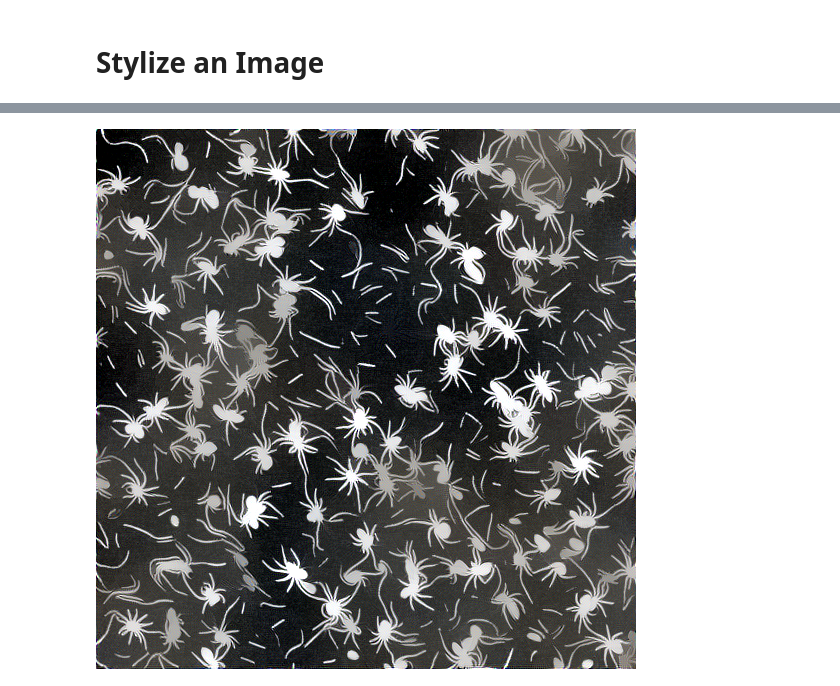
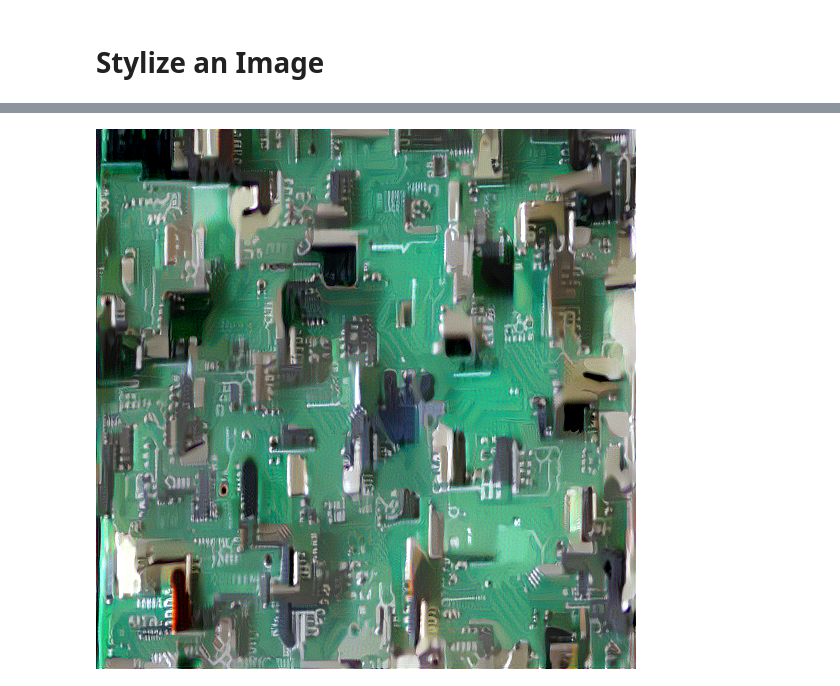
Before and after one commit to KimStebel/style-transfer-colab, a Jupyter notebook: notebook.ipynb, the cells around one changed output, grey strips where cells are left out. Saved outputs shown, nothing was run; the diff lists cells and outputs as text; code cells hidden in the pictures.

```diff
--- a/notebook.ipynb
+++ b/notebook.ipynb
@@ -55,21 +54,7 @@ imagenet-vgg-veryde 100%[===================>] 510.12M   138MB/s    in 3.8s
 %tensorflow_version 1.x
 from IPython.display import Image
 
-! python3 neural_style.py \
-    --content_img_dir ./ \
-    --style_imgs_dir ./ \
-    --img_output_dir ./ \
-    --device /gpu:0 \
-    --img_name output \
-    --init_img_type random \
-    --max_iterations 1000 \
-    --max_size 540 \
-    --content_img gluten.jpg \
-    --style_imgs spiders2.jpg \
-    --style_imgs_weights 1  \
-    --content_weight 0.0 \
-    --style_layer_weights 0.0 0.5 0.5 0.0 0.0 \ # default weights tbd
-    ;
+! python3 neural_style.py --content_img_dir ./ --style_imgs_dir ./ --img_output_dir ./ --device /gpu:0 --img_name output --init_img_type random --max_iterations 1000 --max_size 540 --content_img ayYiJ.jpg --style_imgs yt-back.png --style_imgs_weights 1 --content_weight 0.0 --style_layer_weights 0.0 0.5 0.5 0.0 0.0 ; # default weights tbd
 
 #    --original_colors \
 
@@ -96,4 +81,4 @@ Single image elapsed time: 194.97733759880066
-[figure, old version]
+[figure, new version]
 # %%
 Additional Arguments
 
```
Also changed, not shown: parts of 2 cells of this notebook.
